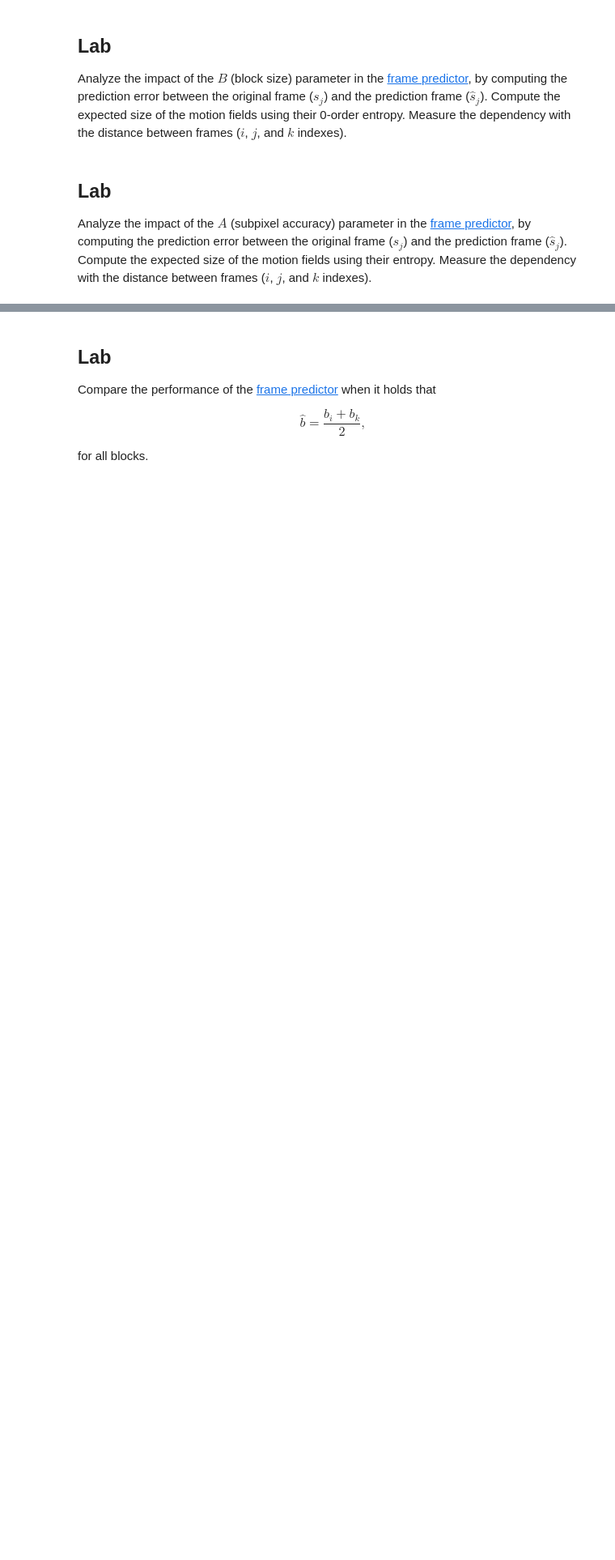
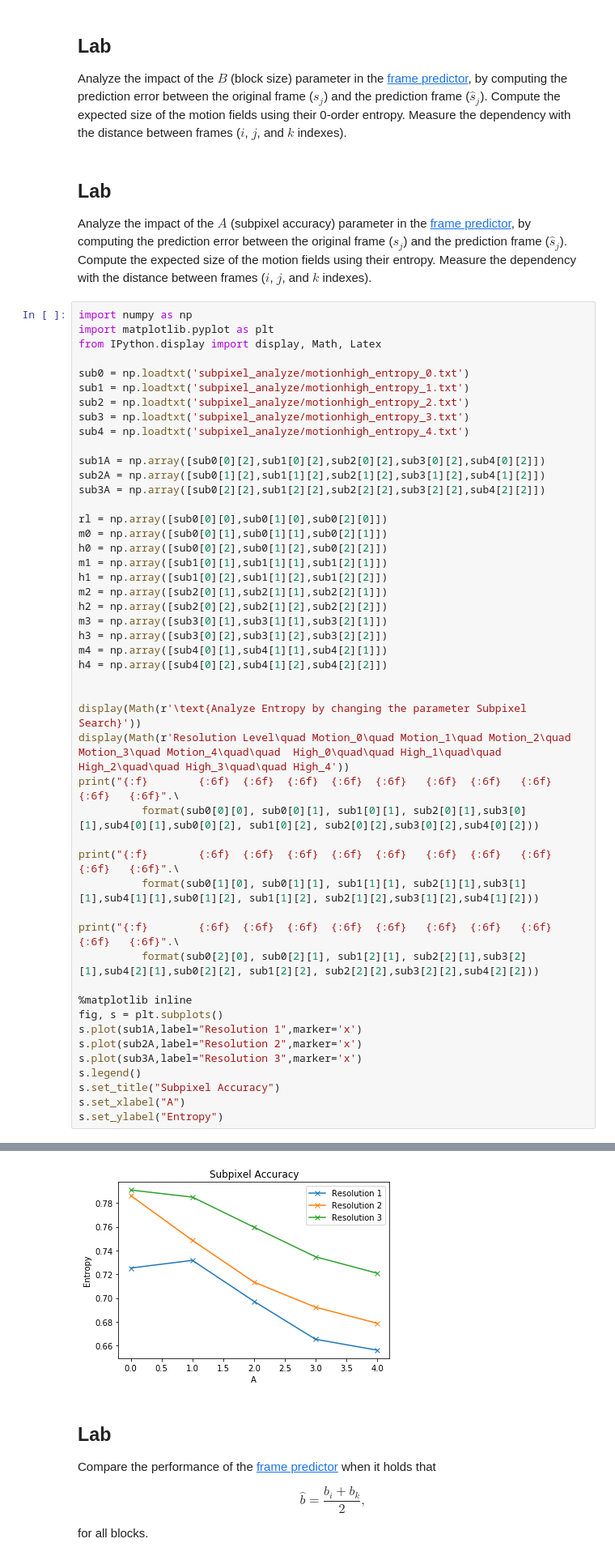
Before and after one commit to vicente-gonzalez-ruiz/motion_compensation, a Jupyter notebook: video_compression.ipynb, the cells around one changed output, grey strips where cells are left out. Shown: that part at 81% size. Drawn from its saved outputs; the diff is of its cells as text; blank space fills up the shorter version.

Commit message:
Subpixel_analyze

```diff
--- a/video_compression.ipynb
+++ b/video_compression.ipynb
@@ -231,3 +231,52 @@ Analyze the impact of the $B$ (block size) parameter in the [frame predictor](#l
 ## Lab
 
 Analyze the impact of the $A$ (subpixel accuracy) parameter in the [frame predictor](#linear_frame_interpolation), by computing the prediction error between the original frame ($s_j$) and the prediction frame ($\hat{s}_j$). Compute the expected size of the motion fields using their entropy. Measure the dependency with the distance between frames ($i$, $j$, and $k$ indexes).
+# %%
+import numpy as np
+import matplotlib.pyplot as plt
+from IPython.display import display, Math, Latex
+
+sub0 = np.loadtxt('subpixel_analyze/motionhigh_entropy_0.txt')
+sub1 = np.loadtxt('subpixel_analyze/motionhigh_entropy_1.txt')
+sub2 = np.loadtxt('subpixel_analyze/motionhigh_entropy_2.txt')
+sub3 = np.loadtxt('subpixel_analyze/motionhigh_entropy_3.txt')
+sub4 = np.loadtxt('subpixel_analyze/motionhigh_entropy_4.txt')
+
+sub1A = np.array([sub0[0][2],sub1[0][2],sub2[0][2],sub3[0][2],sub4[0][2]])
+sub2A = np.array([sub0[1][2],sub1[1][2],sub2[1][2],sub3[1][2],sub4[1][2]])
+sub3A = np.array([sub0[2][2],sub1[2][2],sub2[2][2],sub3[2][2],sub4[2][2]])
+
+rl = np.array([sub0[0][0],sub0[1][0],sub0[2][0]])
+m0 = np.array([sub0[0][1],sub0[1][1],sub0[2][1]])
+h0 = np.array([sub0[0][2],sub0[1][2],sub0[2][2]])
+m1 = np.array([sub1[0][1],sub1[1][1],sub1[2][1]])
+h1 = np.array([sub1[0][2],sub1[1][2],sub1[2][2]])
+m2 = np.array([sub2[0][1],sub2[1][1],sub2[2][1]])
+h2 = np.array([sub2[0][2],sub2[1][2],sub2[2][2]])
+m3 = np.array([sub3[0][1],sub3[1][1],sub3[2][1]])
+h3 = np.array([sub3[0][2],sub3[1][2],sub3[2][2]])
+m4 = np.array([sub4[0][1],sub4[1][1],sub4[2][1]])
+h4 = np.array([sub4[0][2],sub4[1][2],sub4[2][2]])
+
+
+display(Math(r'\text{Analyze Entropy by changing the parameter Subpixel Search}'))
+display(Math(r'Resolution Level\quad Motion_0\quad Motion_1\quad Motion_2\quad Motion_3\quad Motion_4\quad\quad  High_0\quad\quad High_1\quad\quad High_2\quad\quad High_3\quad\quad High_4'))
+print("{:f}        {:6f}  {:6f}  {:6f}  {:6f}  {:6f}   {:6f}  {:6f}   {:6f}  {:6f}   {:6f}".\
+          format(sub0[0][0], sub0[0][1], sub1[0][1], sub2[0][1],sub3[0][1],sub4[0][1],sub0[0][2], sub1[0][2], sub2[0][2],sub3[0][2],sub4[0][2]))
+
+print("{:f}        {:6f}  {:6f}  {:6f}  {:6f}  {:6f}   {:6f}  {:6f}   {:6f}  {:6f}   {:6f}".\
+          format(sub0[1][0], sub0[1][1], sub1[1][1], sub2[1][1],sub3[1][1],sub4[1][1],sub0[1][2], sub1[1][2], sub2[1][2],sub3[1][2],sub4[1][2]))
+
+print("{:f}        {:6f}  {:6f}  {:6f}  {:6f}  {:6f}   {:6f}  {:6f}   {:6f}  {:6f}   {:6f}".\
+          format(sub0[2][0], sub0[2][1], sub1[2][1], sub2[2][1],sub3[2][1],sub4[2][1],sub0[2][2], sub1[2][2], sub2[2][2],sub3[2][2],sub4[2][2]))
+
+%matplotlib inline
+fig, s = plt.subplots()
+s.plot(sub1A,label="Resolution 1",marker='x')
+s.plot(sub2A,label="Resolution 2",marker='x')
+s.plot(sub3A,label="Resolution 3",marker='x')
+s.legend()
+s.set_title("Subpixel Accuracy")
+s.set_xlabel("A")
+s.set_ylabel("Entropy")
+# %% [output]
@@ -234,3 +289,4 @@ Analyze the impact of the $A$ (subpixel accuracy) parameter in the [frame predic
+[figure, added]
 # %% [markdown]
 ## Lab
 
```
Also changed, not shown: parts of 1 cell of this notebook.
